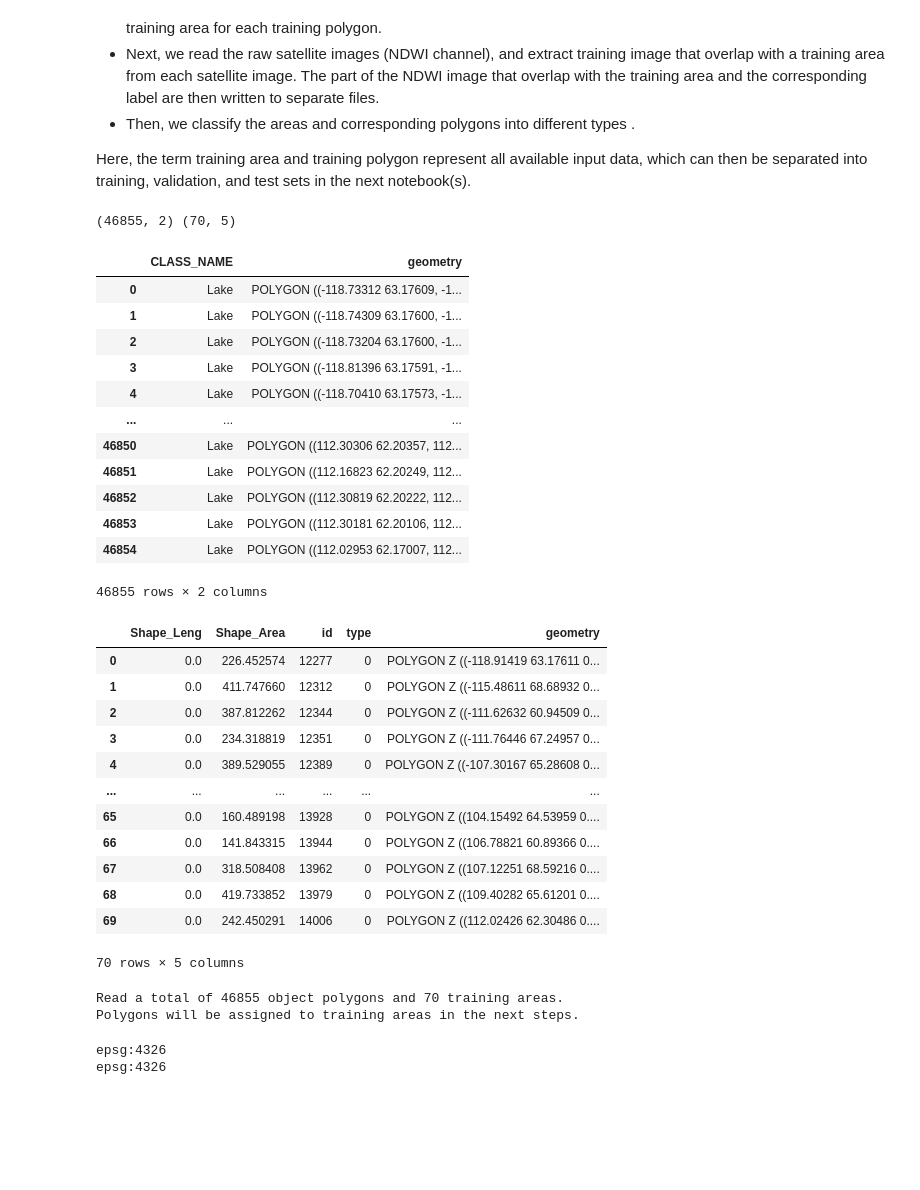
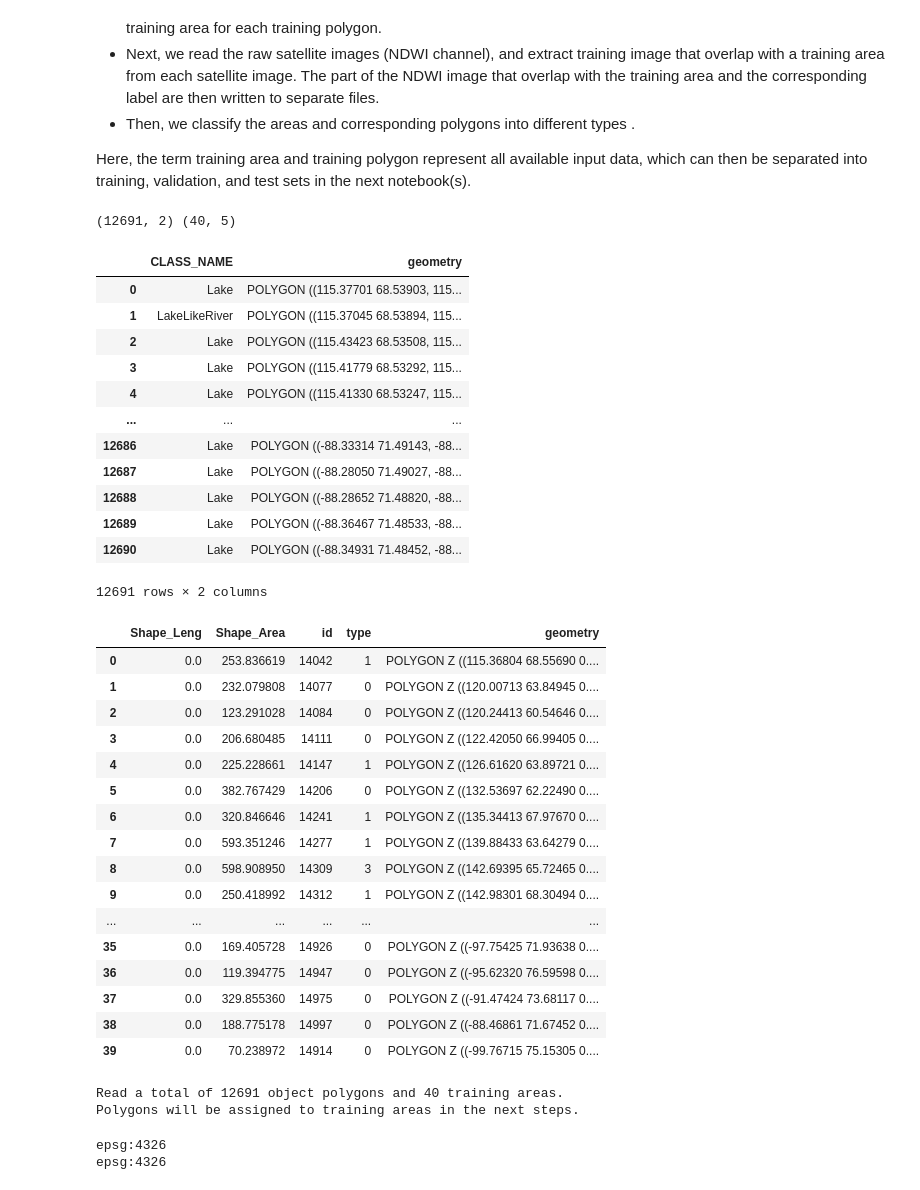
Before and after one commit to beihuihu/U_Net, a Jupyter notebook: notebooks/1-Preprocessing.ipynb, the cells around one changed output. Saved outputs shown, nothing was run; the diff lists cells and outputs as text; code cells hidden in the pictures; blank space fills up the shorter version.

```diff
--- a/notebooks/1-Preprocessing.ipynb
+++ b/notebooks/1-Preprocessing.ipynb
@@ -92,44 +92,49 @@ for i in range(0,config.type_num):
          print('Warning: path_to_write{} is not empty! The old files in the directory may not be overwritten!!'.format(i))
 # %%
 #Read the training area 、 training polygons
-# trainingArea = gps.read_file(r"G:\GaduationProj\U-Net_3\SampleAnnotations\area193")
-trainingArea = gps.read_file(os.path.join(config.training_base_dir, config.training_area_fn))
-trainingPolygon = gps.read_file(os.path.join(config.training_base_dir, config.training_polygon_fn))
+trainingArea = gps.read_file(r"D:\lakemapping\2_dataset\sampleAnnotations\area")
+trainingPolygon = gps.read_file(r"D:\lakemapping\2_dataset\sampleAnnotations\polygon")
+# trainingArea = gps.read_file(os.path.join(config.training_base_dir, config.training_area_fn))
+# trainingPolygon = gps.read_file(os.path.join(config.training_base_dir, config.training_polygon_fn))
 print(trainingPolygon.shape,trainingArea.shape)# area:id, geomerry;   polygon:id, geometry
 trainingPolygon
 trainingArea
 print(f'Read a total of {trainingPolygon.shape[0]} object polygons and {trainingArea.shape[0]} training areas.')
 print(f'Polygons will be assigned to training areas in the next steps.')
 # %% [output]
-(46855, 2) (70, 5)
+(12691, 2) (40, 5)
 |  | CLASS_NAME | geometry |
-| 0 | Lake | POLYGON ((-118.73312 63.17609, -1... |
-| 1 | Lake | POLYGON ((-118.74309 63.17600, -1... |
-| 2 | Lake | POLYGON ((-118.73204 63.17600, -1... |
-| 3 | Lake | POLYGON ((-118.81396 63.17591, -1... |
-| 4 | Lake | POLYGON ((-118.70410 63.17573, -1... |
+| 0 | Lake | POLYGON ((115.37701 68.53903, 115... |
+| 1 | LakeLikeRiver | POLYGON ((115.37045 68.53894, 115... |
+| 2 | Lake | POLYGON ((115.43423 68.53508, 115... |
+| 3 | Lake | POLYGON ((115.41779 68.53292, 115... |
+| 4 | Lake | POLYGON ((115.41330 68.53247, 115... |
 | ... | ... | ... |
-| 46850 | Lake | POLYGON ((112.30306 62.20357, 112... |
-| 46851 | Lake | POLYGON ((112.16823 62.20249, 112... |
-| 46852 | Lake | POLYGON ((112.30819 62.20222, 112... |
-| 46853 | Lake | POLYGON ((112.30181 62.20106, 112... |
-| 46854 | Lake | POLYGON ((112.02953 62.17007, 112... |
+| 12686 | Lake | POLYGON ((-88.33314 71.49143, -88... |
+| 12687 | Lake | POLYGON ((-88.28050 71.49027, -88... |
+| 12688 | Lake | POLYGON ((-88.28652 71.48820, -88... |
+| 12689 | Lake | POLYGON ((-88.36467 71.48533, -88... |
+| 12690 | Lake | POLYGON ((-88.34931 71.48452, -88... |
-46855 rows × 2 columns
+12691 rows × 2 columns
 |  | Shape_Leng | Shape_Area | id | type | geometry |
-| 0 | 0.0 | 226.452574 | 12277 | 0 | POLYGON Z ((-118.91419 63.17611 0... |
-| 1 | 0.0 | 411.747660 | 12312 | 0 | POLYGON Z ((-115.48611 68.68932 0... |
-| 2 | 0.0 | 387.812262 | 12344 | 0 | POLYGON Z ((-111.62632 60.94509 0... |
-| 3 | 0.0 | 234.318819 | 12351 | 0 | POLYGON Z ((-111.76446 67.24957 0... |
-| 4 | 0.0 | 389.529055 | 12389 | 0 | POLYGON Z ((-107.30167 65.28608 0... |
+| 0 | 0.0 | 253.836619 | 14042 | 1 | POLYGON Z ((115.36804 68.55690 0.... |
+| 1 | 0.0 | 232.079808 | 14077 | 0 | POLYGON Z ((120.00713 63.84945 0.... |
+| 2 | 0.0 | 123.291028 | 14084 | 0 | POLYGON Z ((120.24413 60.54646 0.... |
+| 3 | 0.0 | 206.680485 | 14111 | 0 | POLYGON Z ((122.42050 66.99405 0.... |
+| 4 | 0.0 | 225.228661 | 14147 | 1 | POLYGON Z ((126.61620 63.89721 0.... |
+| 5 | 0.0 | 382.767429 | 14206 | 0 | POLYGON Z ((132.53697 62.22490 0.... |
+| 6 | 0.0 | 320.846646 | 14241 | 1 | POLYGON Z ((135.34413 67.97670 0.... |
+| 7 | 0.0 | 593.351246 | 14277 | 1 | POLYGON Z ((139.88433 63.64279 0.... |
+| 8 | 0.0 | 598.908950 | 14309 | 3 | POLYGON Z ((142.69395 65.72465 0.... |
+| 9 | 0.0 | 250.418992 | 14312 | 1 | POLYGON Z ((142.98301 68.30494 0.... |
 | ... | ... | ... | ... | ... | ... |
-| 65 | 0.0 | 160.489198 | 13928 | 0 | POLYGON Z ((104.15492 64.53959 0.... |
-| 66 | 0.0 | 141.843315 | 13944 | 0 | POLYGON Z ((106.78821 60.89366 0.... |
-| 67 | 0.0 | 318.508408 | 13962 | 0 | POLYGON Z ((107.12251 68.59216 0.... |
-| 68 | 0.0 | 419.733852 | 13979 | 0 | POLYGON Z ((109.40282 65.61201 0.... |
-| 69 | 0.0 | 242.450291 | 14006 | 0 | POLYGON Z ((112.02426 62.30486 0.... |
+| 35 | 0.0 | 169.405728 | 14926 | 0 | POLYGON Z ((-97.75425 71.93638 0.... |
+| 36 | 0.0 | 119.394775 | 14947 | 0 | POLYGON Z ((-95.62320 76.59598 0.... |
+| 37 | 0.0 | 329.855360 | 14975 | 0 | POLYGON Z ((-91.47424 73.68117 0.... |
+| 38 | 0.0 | 188.775178 | 14997 | 0 | POLYGON Z ((-88.46861 71.67452 0.... |
+| 39 | 0.0 | 70.238972 | 14914 | 0 | POLYGON Z ((-99.76715 75.15305 0.... |
-70 rows × 5 columns
+Read a total of 12691 object polygons and 40 training areas.
+Polygons will be assigned to training areas in the next steps.
-Read a total of 46855 object polygons and 70 training areas.
-Polygons will be assigned to training areas in the next steps.
 # %%
 # Check if the training areas and the training polygons have the same crs
 if trainingArea.crs  != trainingPolygon.crs:
```
Also changed, not shown: parts of 5 cells of this notebook, 41 other files.
